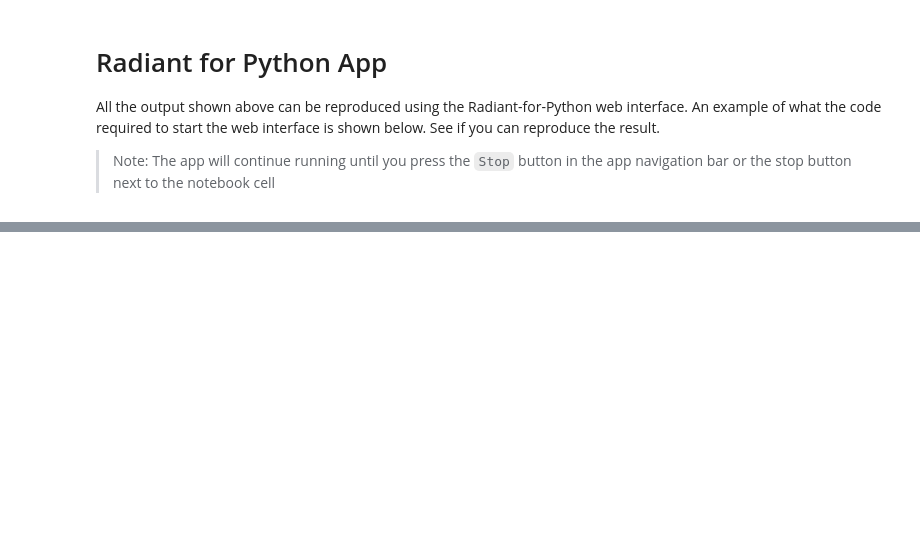
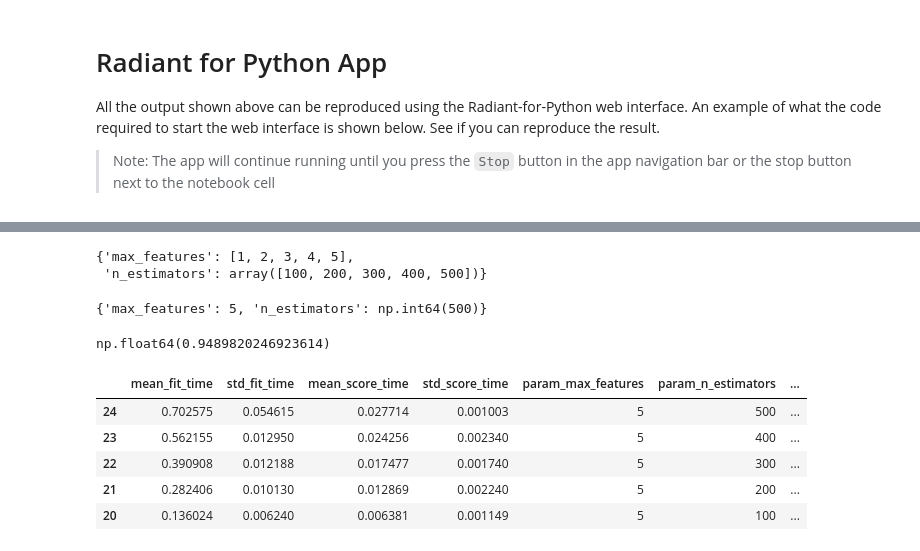
Before and after one commit to vnijs/pyrsm, a Jupyter notebook: examples/model/model-rforest-regression.ipynb, the cells around one changed output, grey strips where cells are left out. Saved outputs shown, nothing was run; the diff lists cells and outputs as text; code cells hidden in the pictures; blank space fills up the shorter version.

```diff
--- a/examples/model/model-rforest-regression.ipynb
+++ b/examples/model/model-rforest-regression.ipynb
@@ -357,0 +406,42 @@ rf.summary()
+# %%
+param_grid = {"max_features": list(range(1, 6)), "n_estimators": np.arange(100, 600, 100)}
+scoring = {"r2": "r2"}
+param_grid
+# %% [output]
+{'max_features': [1, 2, 3, 4, 5],
+ 'n_estimators': array([100, 200, 300, 400, 500])}
+# %%
+cv_file = "cv-objects/reg-rf-cross-validation-object.pkl"
+if os.path.exists(cv_file):
+    cv = rsm.load_state(cv_file)["cv"]
+else:
+    folds = KFold(n_splits=5, shuffle=True, random_state=1234)
+    cv = GridSearchCV(
+        reg_rf.fitted,
+        param_grid,
+        scoring=scoring,
+        cv=folds,
+        n_jobs=4,
+        refit=list(scoring.keys())[0],
+        verbose=1,
+    ).fit(reg_rf.data_onehot, reg_rf.data.price)
+    if not os.path.exists("cv-objects"):
+        os.mkdir("cv-objects")
+    rsm.save_state({"cv": cv}, cv_file)
+# %%
+cv.best_params_
+# %% [output]
+{'max_features': 5, 'n_estimators': np.int64(500)}
+# %%
+cv.best_score_
+# %% [output]
+np.float64(0.9489820246923614)
+# %%
+pd.DataFrame(cv.cv_results_).sort_values("rank_test_r2").head()
+# %% [output]
+|  | mean_fit_time | std_fit_time | mean_score_time | std_score_time | param_max_features | param_n_estimators | ... |
+| 24 | 0.702575 | 0.054615 | 0.027714 | 0.001003 | 5 | 500 | ... |
+| 23 | 0.562155 | 0.012950 | 0.024256 | 0.002340 | 5 | 400 | ... |
+| 22 | 0.390908 | 0.012188 | 0.017477 | 0.001740 | 5 | 300 | ... |
+| 21 | 0.282406 | 0.010130 | 0.012869 | 0.002240 | 5 | 200 | ... |
+| 20 | 0.136024 | 0.006240 | 0.006381 | 0.001149 | 5 | 100 | ... |
```
Also changed, not shown: parts of 18 cells of this notebook, 6 other files.
